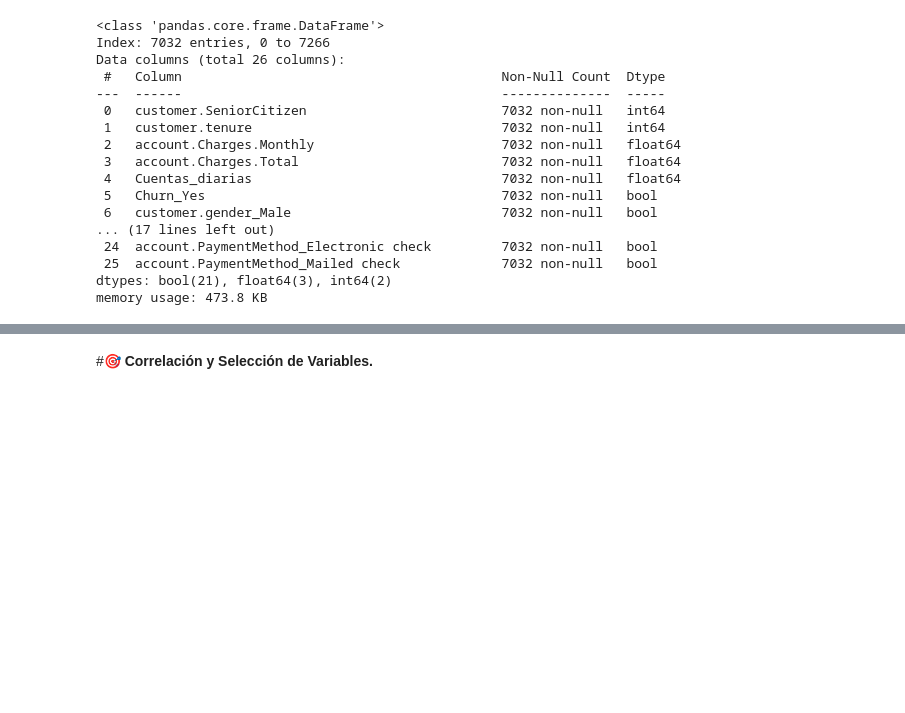
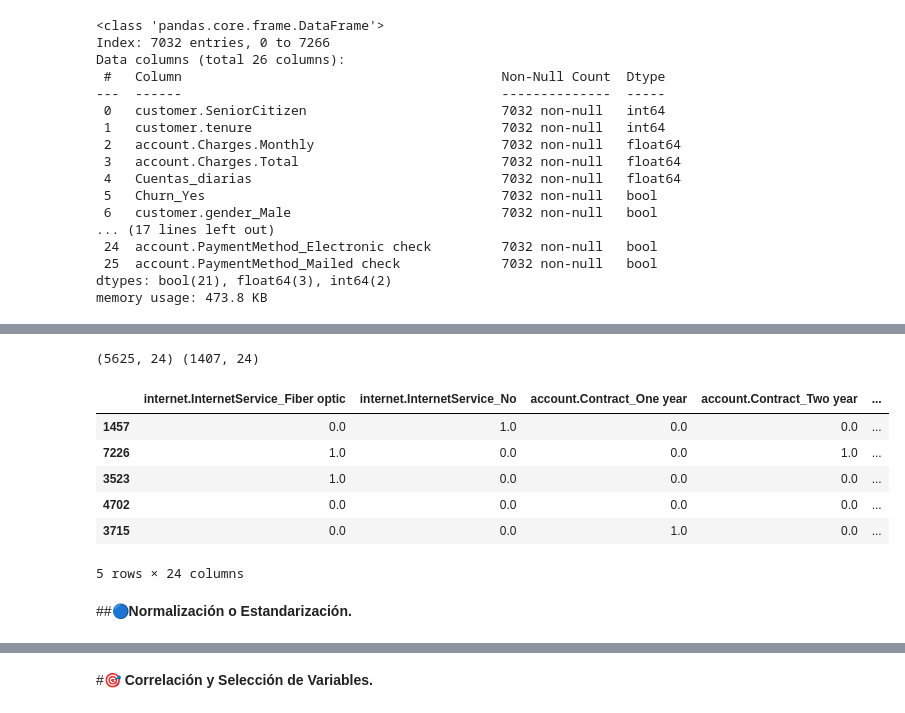
Before and after one commit to EuniceGarcia503/Challenge3_TelecomX_LATAM_parte_II, a Jupyter notebook: Challenge_TelecomX_parte_II.ipynb, the cells around one changed output, grey strips where cells are left out. Cells and saved outputs as stored; diff of their text form; code cells hidden in the pictures; blank space fills up the shorter version.

```diff
--- a/Challenge_TelecomX_parte_II.ipynb
+++ b/Challenge_TelecomX_parte_II.ipynb
@@ -451,0 +483,9 @@ memory usage: 473.8 KB
+# %%
+# Diccionario de mapeo genérico
+map_bin = {'Yes': 1, 'No': 0, 'Female': 0, 'Male': 1}
+
+# Aplicar mapeo a todas las columnas binarias de texto
+df_clean_copy[categoricas_bin] = df_clean_copy[categoricas_bin].apply(lambda col: col.map(map_bin))
+
+# Verificar si hay valores NaN que no se mapearon
+print(df_clean_copy[categoricas_bin].isna().sum())
@@ -451,0 +508,3 @@ memory usage: 473.8 KB
+# %%
+X = df_clean_copy.drop(columns=['Churn'])
+y = df_clean_copy['Churn']
@@ -451,0 +515,3 @@ memory usage: 473.8 KB
+# %%
+X_train, X_test, y_train, y_test = train_test_split(
+    X, y, test_size=0.2, random_state=42, stratify=y)
@@ -451,0 +544,45 @@ memory usage: 473.8 KB
+# %%
+#Variables binarias y numéricas.
+categoricas = ['internet.InternetService','account.Contract','account.PaymentMethod']
+
+numericas = ['customer.SeniorCitizen','customer.tenure','account.Charges.Monthly','account.Charges.Total','Cuentas_diarias']
+# %%
+# Encoder SOLO para las categóricas no binarias
+ohe = OneHotEncoder(
+    drop='first',            # evita colinealidad (categoría base implícita)
+    handle_unknown='ignore', # ignora categorías nuevas en test
+    sparse_output=False      # salida densa
+)
+
+one_hot_encoder = make_column_transformer(
+    (ohe, categoricas),        # aplica OHE solo a estas columnas
+    remainder='passthrough',   # deja pasar numéricas + binarias ya mapeadas
+    sparse_threshold=0
+)
+
+# Ajustar en TRAIN y transformar TRAIN/TEST
+X_train_enc_np = one_hot_encoder.fit_transform(X_train)
+X_test_enc_np  = one_hot_encoder.transform(X_test)
+
+# Recuperar nombres de columnas y limpiar prefijos
+feat_names = one_hot_encoder.get_feature_names_out()
+feat_names = [name.split('__', 1)[-1] for name in feat_names]  # quita 'ohe__' y 'remainder__'
+
+# Volver a DataFrame, conservando índices
+X_train_enc = pd.DataFrame(X_train_enc_np, columns=feat_names, index=X_train.index)
+X_test_enc  = pd.DataFrame(X_test_enc_np,  columns=feat_names, index=X_test.index)
+
+# Revisión rápida
+print(X_train_enc.shape, X_test_enc.shape)
+X_train_enc.head()
+# %% [output]
+(5625, 24) (1407, 24)
+|  | internet.InternetService_Fiber optic | internet.InternetService_No | account.Contract_One year | account.Contract_Two year | ... |
+| 1457 | 0.0 | 1.0 | 0.0 | 0.0 | ... |
+| 7226 | 1.0 | 0.0 | 0.0 | 1.0 | ... |
+| 3523 | 1.0 | 0.0 | 0.0 | 0.0 | ... |
+| 4702 | 0.0 | 0.0 | 0.0 | 0.0 | ... |
+| 3715 | 0.0 | 0.0 | 1.0 | 0.0 | ... |
+5 rows × 24 columns
+# %% [markdown]
+##🔵**Normalización o Estandarización.**
```
Also changed, not shown: parts of 55 cells of this notebook.
